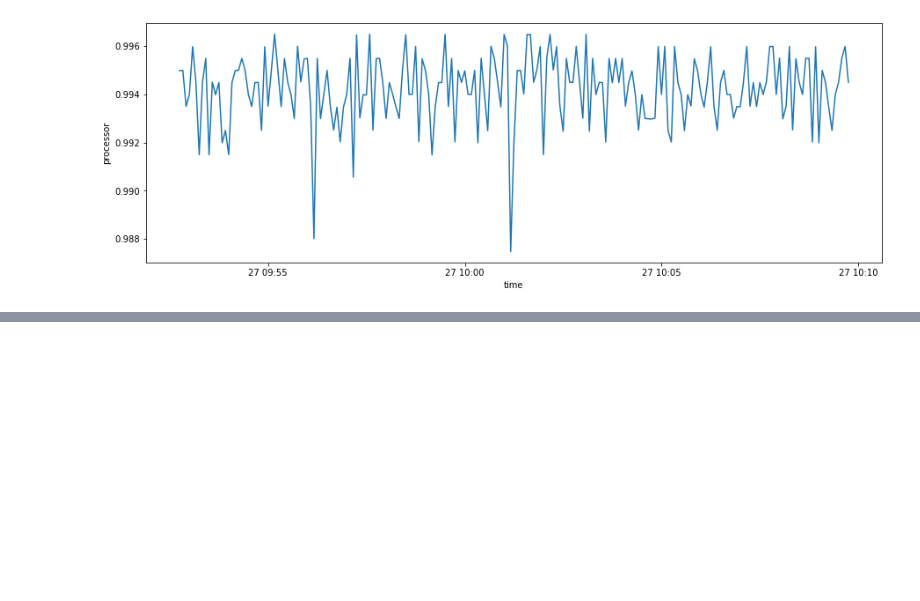
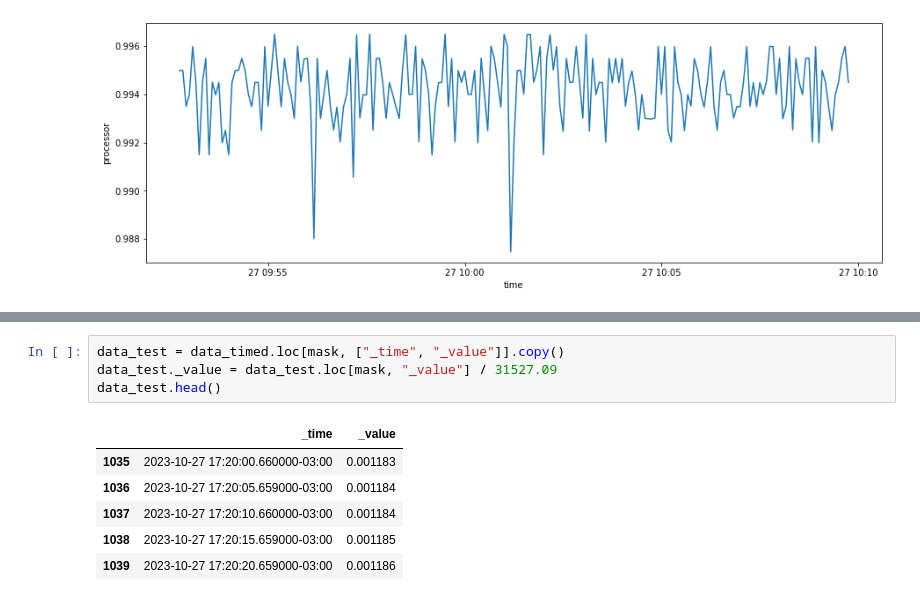
Before and after one commit to bombermal/TCC, a Jupyter notebook: Monitoring_VM/Retrieve/main.ipynb, the cells around one changed output, grey strips where cells are left out. Drawn from its saved outputs; the diff is of its cells as text; blank space fills up the shorter version.

```diff
--- a/Monitoring_VM/Retrieve/main.ipynb
+++ b/Monitoring_VM/Retrieve/main.ipynb
@@ -234,0 +273,11 @@ plt.show()
+# %%
+data_test = data_timed.loc[mask, ["_time", "_value"]].copy()
+data_test._value = data_test.loc[mask, "_value"] / 31527.09
+data_test.head()
+# %% [output]
+|  | _time | _value |
+| 1035 | 2023-10-27 17:20:00.660000-03:00 | 0.001183 |
+| 1036 | 2023-10-27 17:20:05.659000-03:00 | 0.001184 |
+| 1037 | 2023-10-27 17:20:10.660000-03:00 | 0.001184 |
+| 1038 | 2023-10-27 17:20:15.659000-03:00 | 0.001185 |
+| 1039 | 2023-10-27 17:20:20.659000-03:00 | 0.001186 |
```
Also changed, not shown: parts of 5 cells of this notebook, 7 other files.
